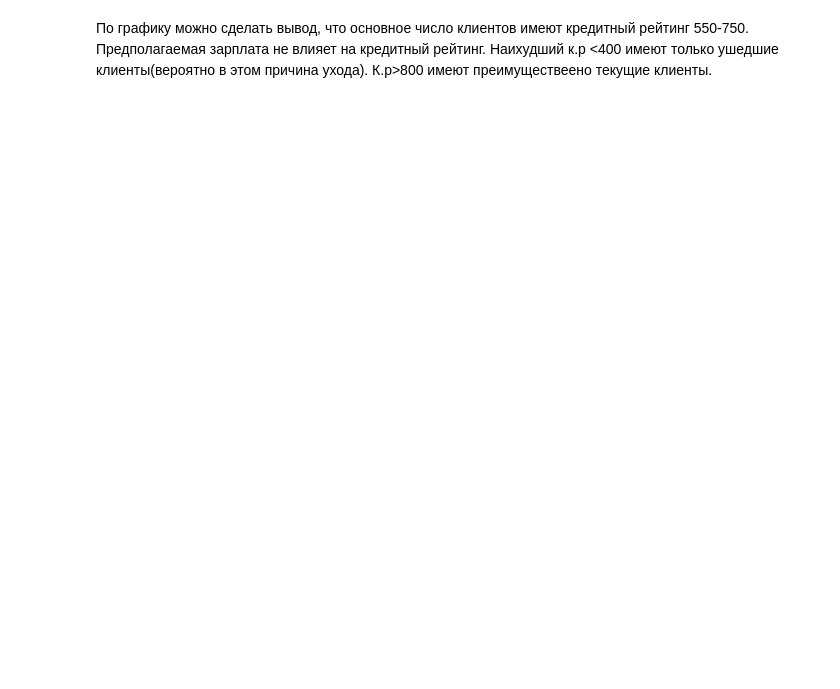
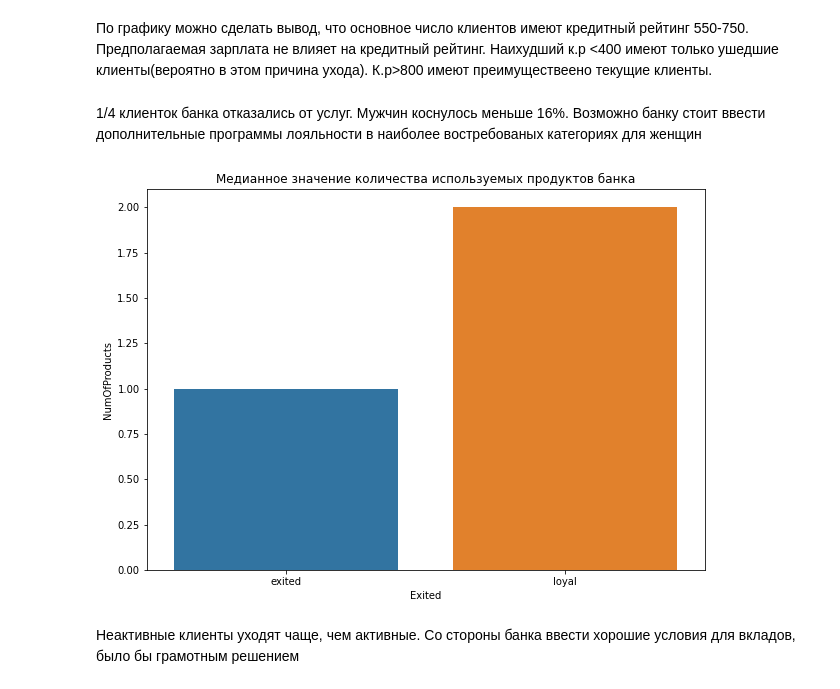
Before and after one commit to Karayushii/SF_PY_13, a Jupyter notebook: main.ipynb, the cells around one changed output. Drawn from its saved outputs; the diff is of its cells as text; code cells hidden in the pictures; blank space fills up the shorter version.

```diff
--- a/main.ipynb
+++ b/main.ipynb
@@ -48,0 +60,13 @@ gender_exited = churn_data.groupby(('Gender')).mean()
+# %% [markdown]
+1/4 клиенток банка отказались от услуг. Мужчин коснулось меньше 16%. Возможно банку стоит ввести дополнительные программы лояльности в наиболее востребованых категориях для женщин
+# %%
+fig_7 = plt.figure(figsize=(10, 7))
+barplot = sns.barplot(
+    data = churn_df_copy,
+    x='Exited',
+    y='NumOfProducts',
+    estimator=np.median
+)
+barplot.set_title('Медианное значение количества используемых продуктов банка');
+# %% [output]
+[figure, added]
@@ -48,0 +85,2 @@ gender_exited = churn_data.groupby(('Gender')).mean()
+# %% [markdown]
+Неактивные клиенты уходят чаще, чем активные. Со стороны банка ввести хорошие условия для вкладов, было бы грамотным решением
```
Also changed, not shown: parts of 19 cells of this notebook.
